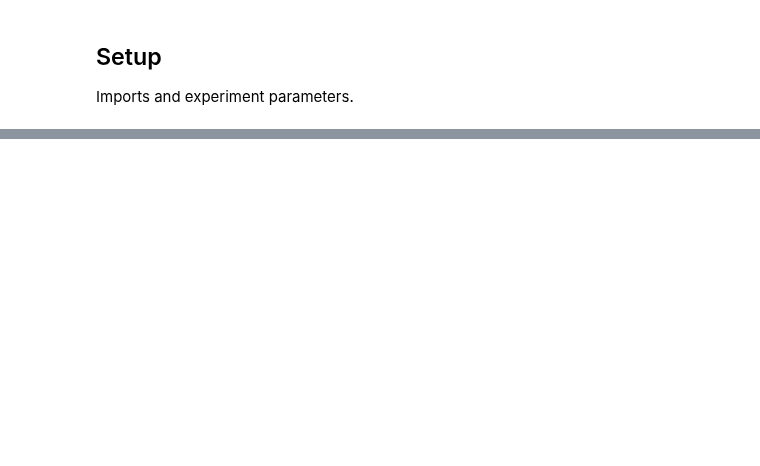
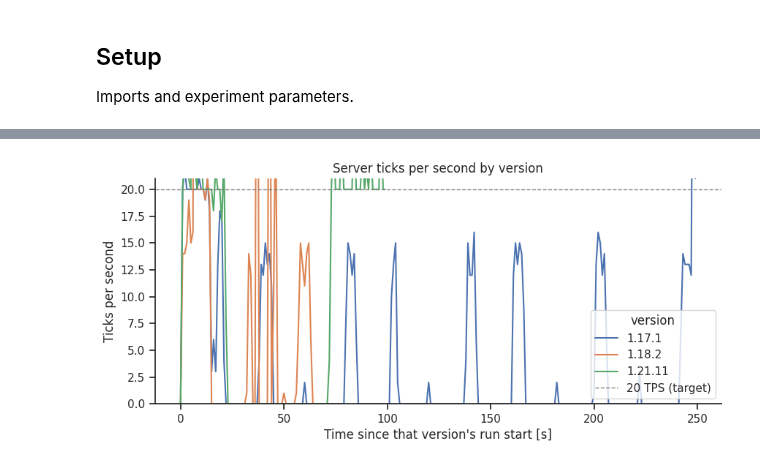
Before and after one commit to atlarge-research/yardstick, a Jupyter notebook: experiments/world_generation_time.ipynb, the cells around one changed output, grey strips where cells are left out. Drawn from its saved outputs; the diff is of its cells as text; code cells hidden in the pictures; blank space fills up the shorter version.

```diff
--- a/experiments/world_generation_time.ipynb
+++ b/experiments/world_generation_time.ipynb
@@ -206,0 +394,19 @@ plt.show()
+# %%
+tp = combine("tps")
+assert not tp.empty, "no tps data -- run at least one version cell first"
+tp["t_s"] = tp.groupby("version")["_time"].transform(
+    lambda x: (x - x.min()).dt.total_seconds()
+)
+
+fig, ax = plt.subplots(figsize=(10, 4))
+sns.lineplot(data=tp, x="t_s", y="_value", hue="version", ax=ax)
+ax.axhline(20, ls="--", c="gray", lw=1, label="20 TPS (target)")
+ax.set_ylim(0, 21)
+ax.set_xlabel("Time since that version's run start [s]")
+ax.set_ylabel("Ticks per second")
+ax.set_title("Server ticks per second by version")
+ax.legend(title="version")
+sns.despine()
+plt.show()
+# %% [output]
+[figure, added]
```
Also changed, not shown: parts of 27 cells of this notebook.
